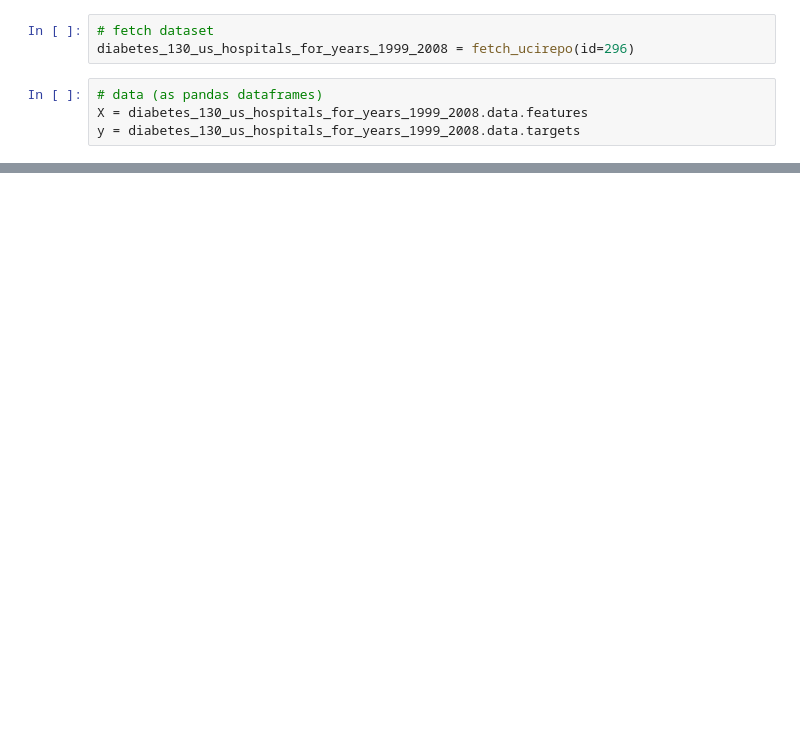
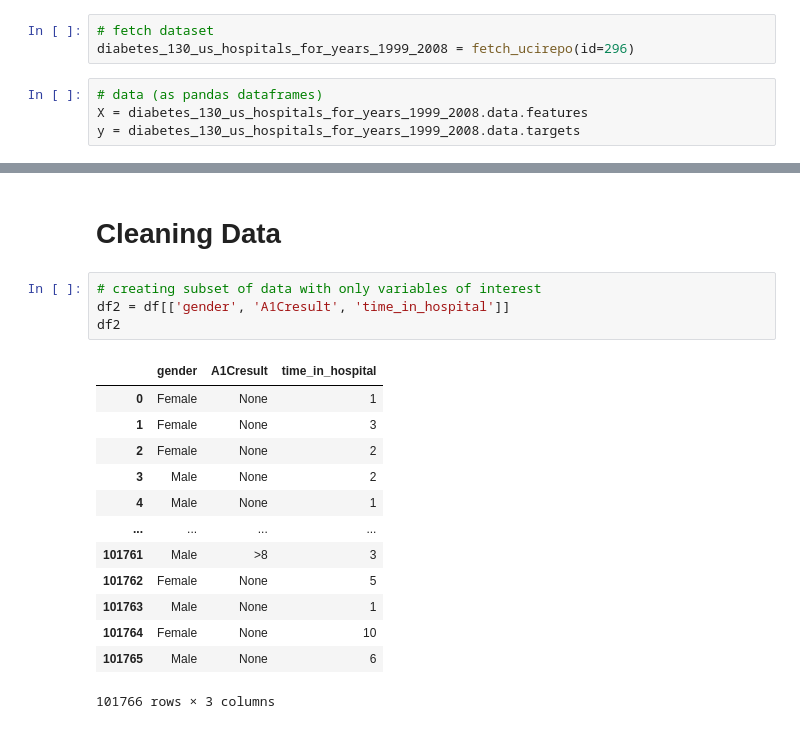
Before and after one commit to EugeneHsiung/datasci_6_anova, a Jupyter notebook: datasci_6_anova.ipynb, the cells around one changed output, grey strips where cells are left out. Drawn from its saved outputs; the diff is of its cells as text; blank space fills up the shorter version.

```diff
--- a/datasci_6_anova.ipynb
+++ b/datasci_6_anova.ipynb
@@ -58,0 +86,20 @@ df.sample(10)
+# %% [markdown]
+# **Cleaning Data**
+# %%
+# creating subset of data with only variables of interest
+df2 = df[['gender', 'A1Cresult', 'time_in_hospital']]
+df2
+# %% [output]
+|  | gender | A1Cresult | time_in_hospital |
+| 0 | Female | None | 1 |
+| 1 | Female | None | 3 |
+| 2 | Female | None | 2 |
+| 3 | Male | None | 2 |
+| 4 | Male | None | 1 |
+| ... | ... | ... | ... |
+| 101761 | Male | >8 | 3 |
+| 101762 | Female | None | 5 |
+| 101763 | Male | None | 1 |
+| 101764 | Female | None | 10 |
+| 101765 | Male | None | 6 |
+101766 rows × 3 columns
```
Also changed, not shown: parts of 33 cells of this notebook.
